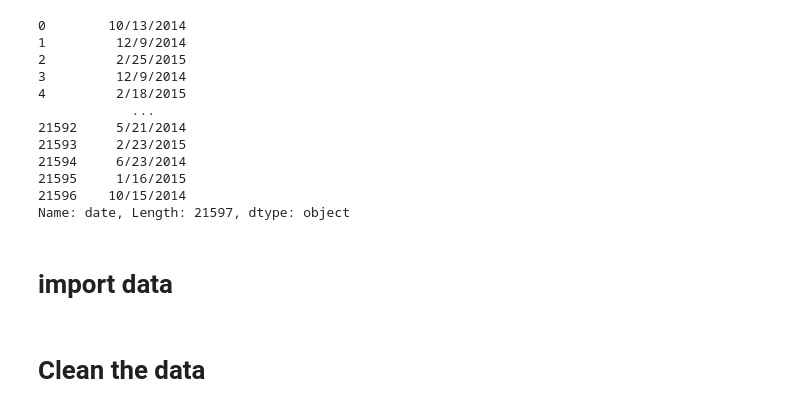
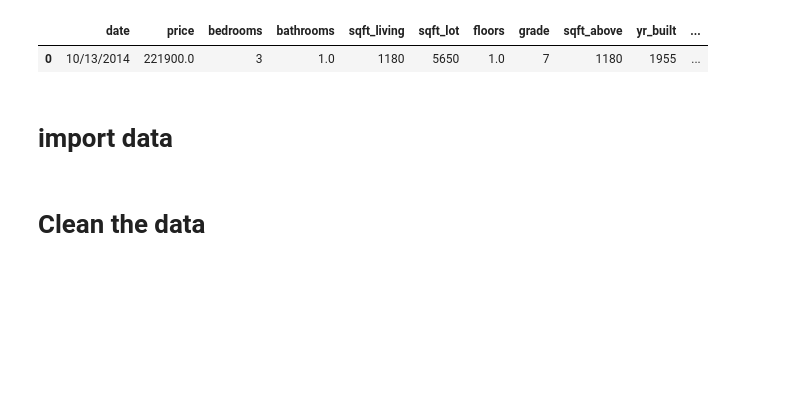
Before and after one commit to willcline613/bsc-phase-two-project, a Jupyter notebook: notebooks/exploratory/will/will-main.ipynb, the cells around one changed output. Saved outputs shown, nothing was run; the diff lists cells and outputs as text; code cells hidden in the pictures; blank space fills up the shorter version.

```diff
--- a/notebooks/exploratory/will/will-main.ipynb
+++ b/notebooks/exploratory/will/will-main.ipynb
@@ -41,15 +28,0 @@ array([98001., 98002., 98003., 98004., 98005., 98006., 98007., 98008.,
-# %%
-df.date
-# %% [output]
-0        10/13/2014
-1         12/9/2014
-2         2/25/2015
-3         12/9/2014
-4         2/18/2015
-            ...
-21592     5/21/2014
-21593     2/23/2015
-21594     6/23/2014
-21595     1/16/2015
-21596    10/15/2014
-Name: date, Length: 21597, dtype: object
@@ -56,3 +33,8 @@ Name: date, Length: 21597, dtype: object
+# %%
+df.head(1)
+# %% [output]
+|  | date | price | bedrooms | bathrooms | sqft_living | sqft_lot | floors | grade | sqft_above | yr_built | ... |
+| 0 | 10/13/2014 | 221900.0 | 3 | 1.0 | 1180 | 5650 | 1.0 | 7 | 1180 | 1955 | ... |
 # %%
 def rmse(predictions, targets):
     return np.sqrt(np.mean((predictions-targets)**2))
```
Also changed, not shown: parts of 41 cells of this notebook, 2 other files.
